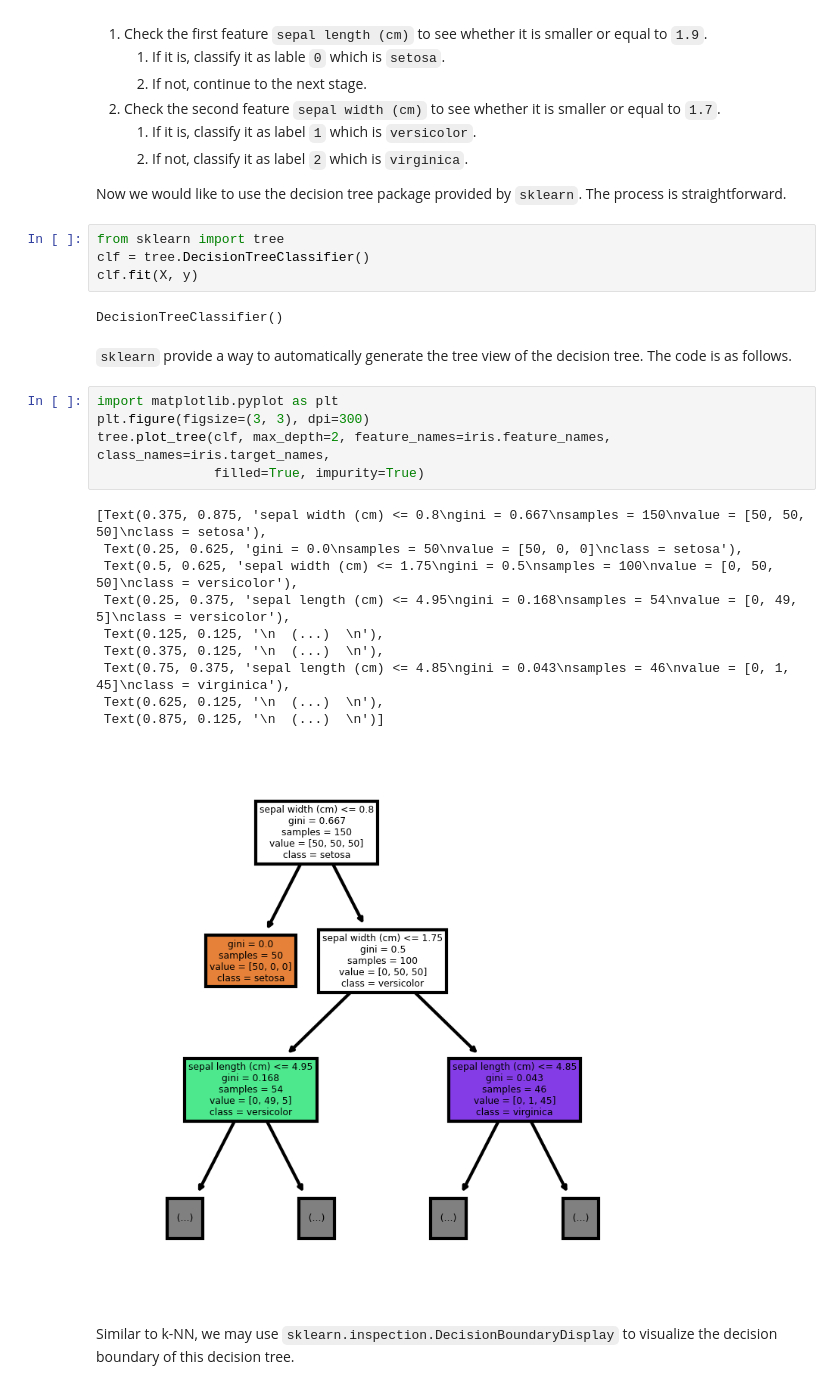
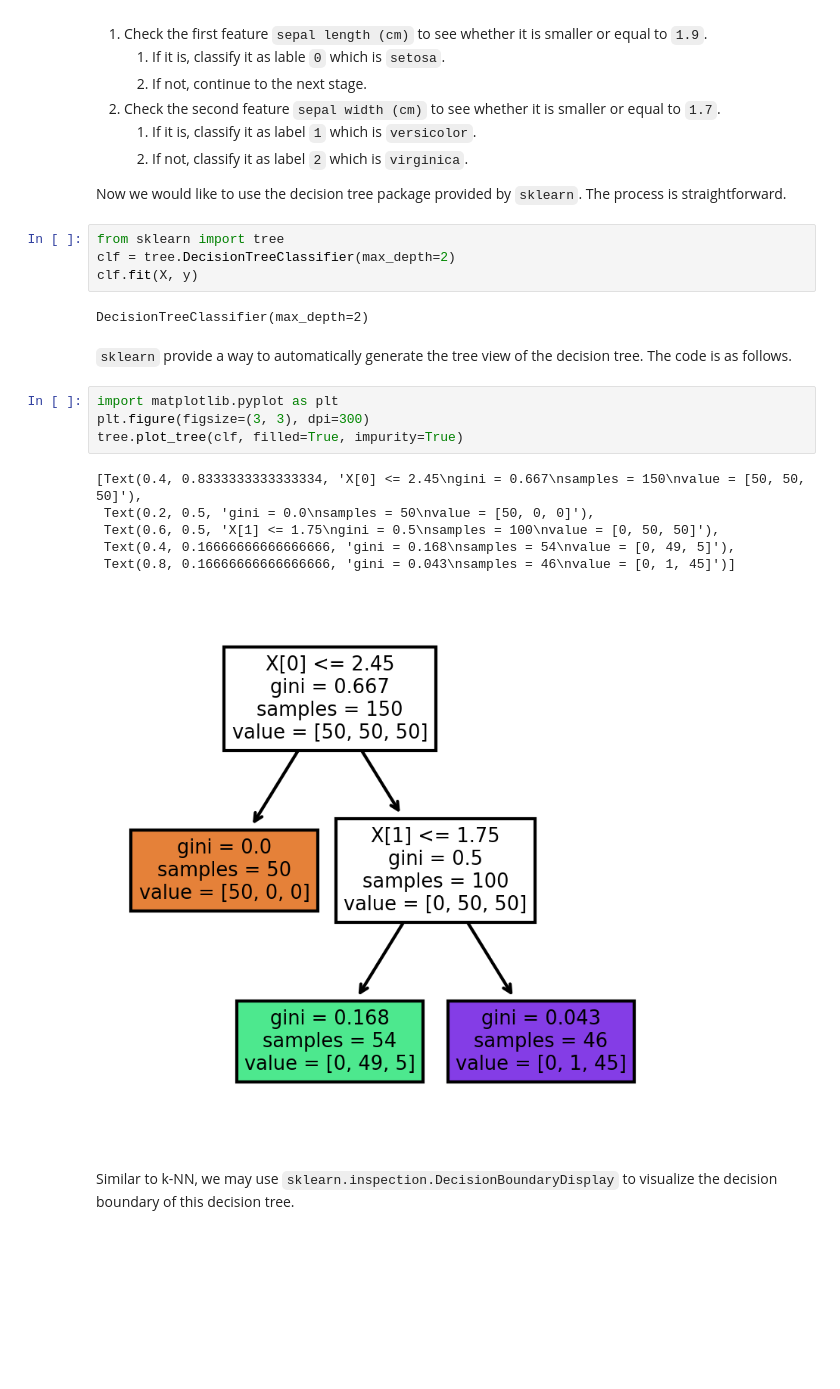
Before and after one commit to xiaoxl/ml22, a Jupyter notebook: _sources/Chapter3/dt.ipynb, the cells around one changed output. Cells and saved outputs as stored; diff of their text form; blank space fills up the shorter version.

```diff
--- a/_sources/Chapter3/dt.ipynb
+++ b/_sources/Chapter3/dt.ipynb
@@ -69,28 +69,23 @@ The decision we created so far can be described as follows:
 Now we would like to use the decision tree package provided by `sklearn`. The process is straightforward.
 # %%
 from sklearn import tree
-clf = tree.DecisionTreeClassifier()
+clf = tree.DecisionTreeClassifier(max_depth=2)
 clf.fit(X, y)
 # %% [output]
-DecisionTreeClassifier()
+DecisionTreeClassifier(max_depth=2)
 # %% [markdown]
 `sklearn` provide a way to automatically generate the tree view of the decision tree. The code is as follows.
 # %%
 import matplotlib.pyplot as plt
 plt.figure(figsize=(3, 3), dpi=300)
-tree.plot_tree(clf, max_depth=2, feature_names=iris.feature_names, class_names=iris.target_names,
-               filled=True, impurity=True)
+tree.plot_tree(clf, filled=True, impurity=True)
 # %% [output]
-[Text(0.375, 0.875, 'sepal width (cm) <= 0.8\ngini = 0.667\nsamples = 150\nvalue = [50, 50, 50]\nclass = setosa'),
- Text(0.25, 0.625, 'gini = 0.0\nsamples = 50\nvalue = [50, 0, 0]\nclass = setosa'),
- Text(0.5, 0.625, 'sepal width (cm) <= 1.75\ngini = 0.5\nsamples = 100\nvalue = [0, 50, 50]\nclass = versicolor'),
- Text(0.25, 0.375, 'sepal length (cm) <= 4.95\ngini = 0.168\nsamples = 54\nvalue = [0, 49, 5]\nclass = versicolor'),
- Text(0.125, 0.125, '\n  (...)  \n'),
- Text(0.375, 0.125, '\n  (...)  \n'),
- Text(0.75, 0.375, 'sepal length (cm) <= 4.85\ngini = 0.043\nsamples = 46\nvalue = [0, 1, 45]\nclass = virginica'),
- Text(0.625, 0.125, '\n  (...)  \n'),
- Text(0.875, 0.125, '\n  (...)  \n')]
+[Text(0.4, 0.8333333333333334, 'X[0] <= 2.45\ngini = 0.667\nsamples = 150\nvalue = [50, 50, 50]'),
+ Text(0.2, 0.5, 'gini = 0.0\nsamples = 50\nvalue = [50, 0, 0]'),
+ Text(0.6, 0.5, 'X[1] <= 1.75\ngini = 0.5\nsamples = 100\nvalue = [0, 50, 50]'),
+ Text(0.4, 0.16666666666666666, 'gini = 0.168\nsamples = 54\nvalue = [0, 49, 5]'),
+ Text(0.8, 0.16666666666666666, 'gini = 0.043\nsamples = 46\nvalue = [0, 1, 45]')]
-[figure, old version]
+[figure, new version]
 # %% [markdown]
 Similar to k-NN, we may use `sklearn.inspection.DecisionBoundaryDisplay` to visualize the decision boundary of this decision tree.
 # %%
```
Also changed, not shown: parts of 10 cells of this notebook, 4 other files.
